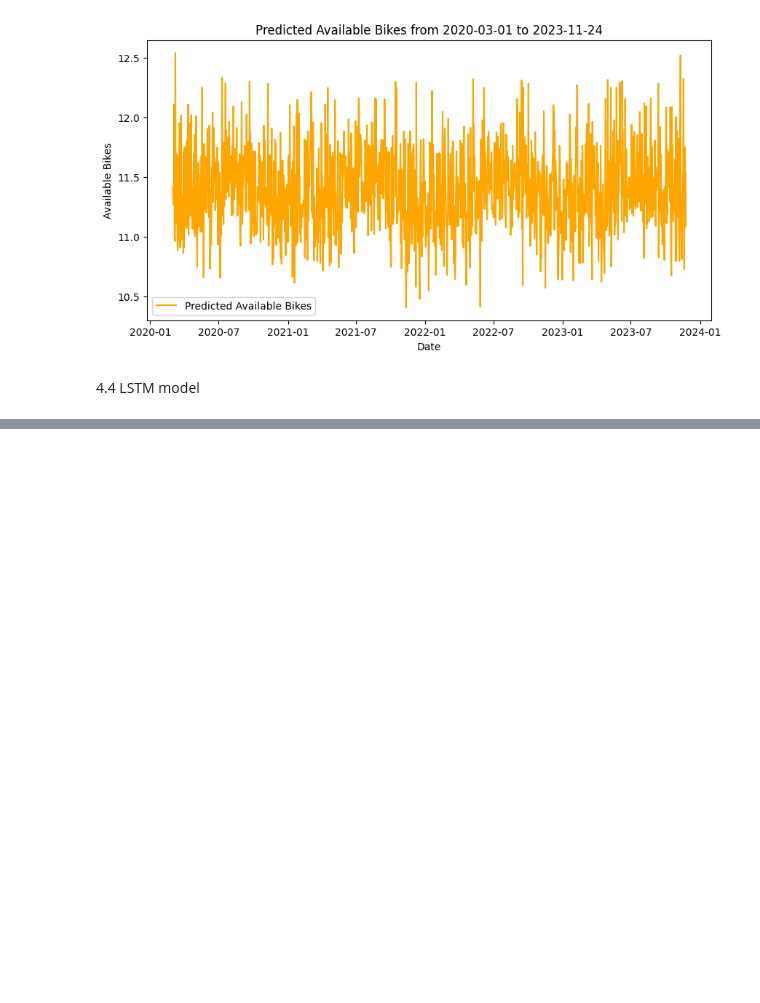
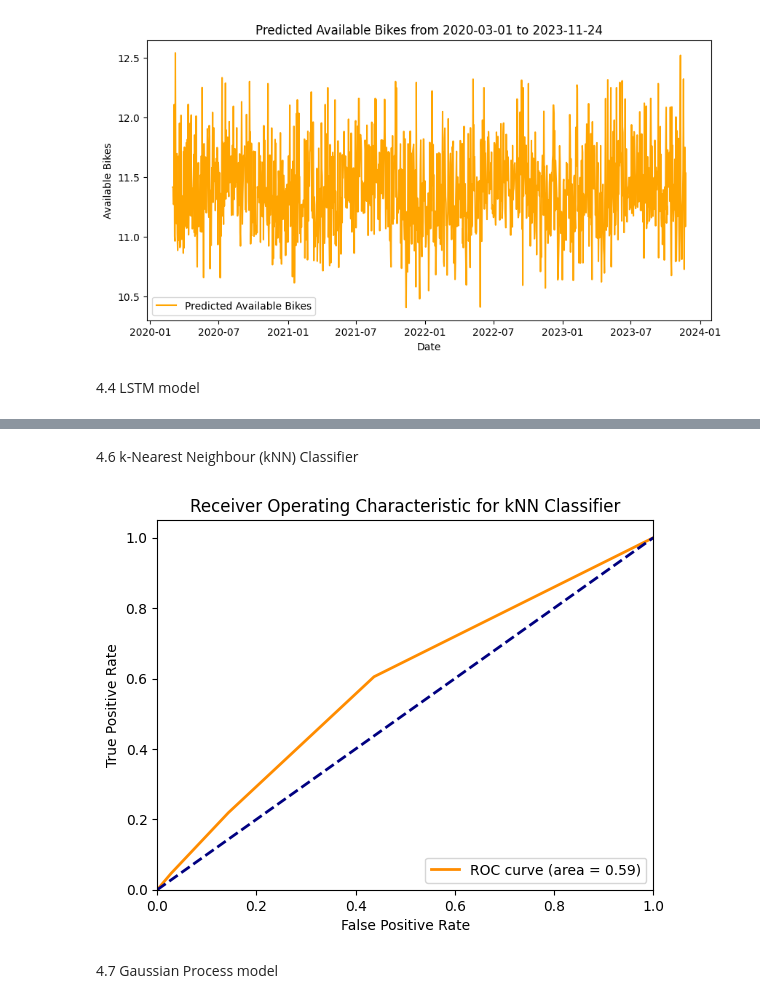
Before and after one commit to M2-Luminous/CSU44061-Machine-Learning, a Jupyter notebook: FinalAssignment/main_part3.ipynb, the cells around one changed output, grey strips where cells are left out. Drawn from its saved outputs; the diff is of its cells as text; code cells hidden in the pictures; blank space fills up the shorter version.

```diff
--- a/FinalAssignment/main_part3.ipynb
+++ b/FinalAssignment/main_part3.ipynb
@@ -229,0 +395,59 @@ Epoch 5/5
+# %% [markdown]
+4.6 k-Nearest Neighbour (kNN) Classifier
+# %%
+import pandas as pd
+import numpy as np
+from sklearn.preprocessing import MinMaxScaler
+from sklearn.model_selection import train_test_split
+from sklearn.neighbors import KNeighborsClassifier
+from sklearn.metrics import roc_curve, auc
+import matplotlib.pyplot as plt
+
+# Function to load and preprocess data
+def load_preprocess_data(file_path):
+    data = pd.read_csv(file_path, parse_dates=['DATE'])
+    data.set_index('DATE', inplace=True)
+    return data
+
+# Create features and labels for kNN
+def create_features_labels(data):
+    features = data[['AVAILABLE BIKES', 'temp', 'windspeed']].values[1:]
+    labels = (data['AVAILABLE BIKES'].values[1:] > data['AVAILABLE BIKES'].values[:-1]).astype(int)
+    return features, labels
+
+# Load and preprocess data
+file_path = 'C:/Users/M2-Winterfell/Documents/Code/FinalAssignment/database/data_before_pandemic.csv'
+data = load_preprocess_data(file_path)
+features, labels = create_features_labels(data)
+
+# Normalize the features
+scaler = MinMaxScaler(feature_range=(0, 1))
+features_scaled = scaler.fit_transform(features)
+
+# Split the data into training and testing sets
+X_train, X_test, y_train, y_test = train_test_split(features_scaled, labels, test_size=0.2, random_state=42)
+
+# Create and train the kNN model
+knn = KNeighborsClassifier(n_neighbors=5)
+knn.fit(X_train, y_train)
+
+# Predictions for ROC Curve
+predictions = knn.predict_proba(X_test)[:, 1]
+fpr, tpr, thresholds = roc_curve(y_test, predictions)
+roc_auc = auc(fpr, tpr)
+
+# Plot ROC Curve
+plt.figure()
+plt.plot(fpr, tpr, color='darkorange', lw=2, label='ROC curve (area = %0.2f)' % roc_auc)
+plt.plot([0, 1], [0, 1], color='navy', lw=2, linestyle='--')
+plt.xlim([0.0, 1.0])
+plt.ylim([0.0, 1.05])
+plt.xlabel('False Positive Rate')
+plt.ylabel('True Positive Rate')
+plt.title('Receiver Operating Characteristic for kNN Classifier')
+plt.legend(loc="lower right")
+plt.show()
+# %% [output]
+[figure, added]
+# %% [markdown]
+4.7 Gaussian Process model
```
Also changed, not shown: parts of 7 cells of this notebook, 2 other files.
